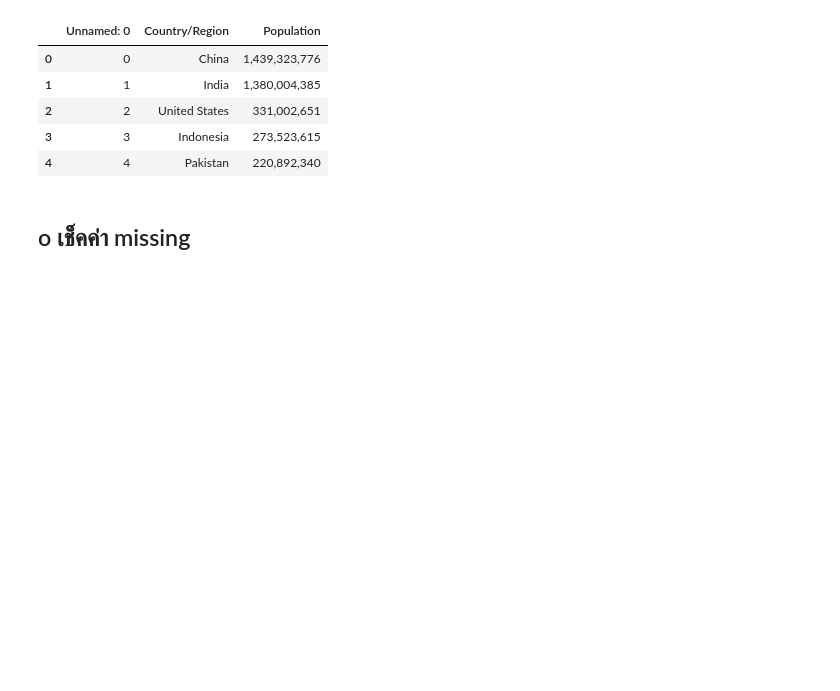
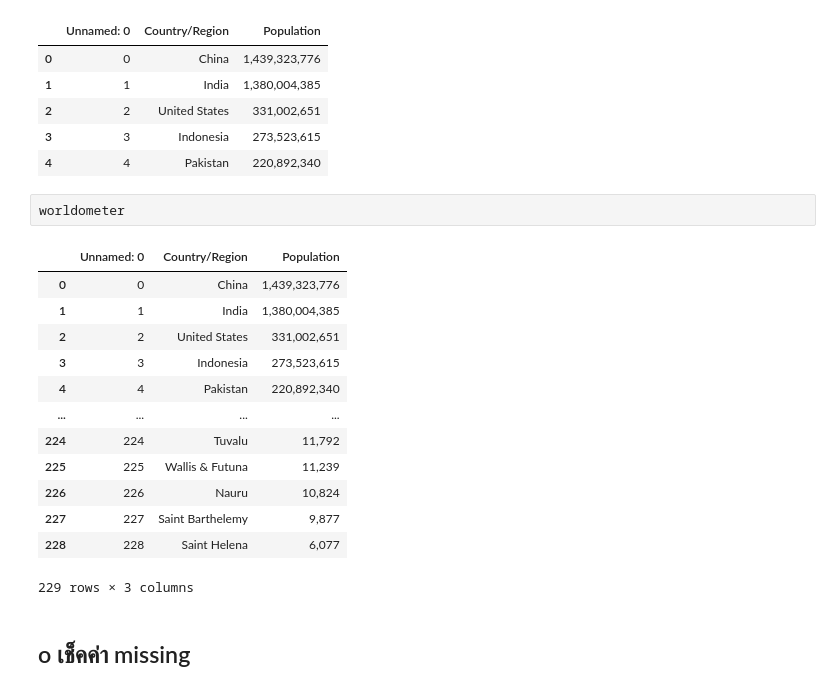
Before and after one commit to Peckkie/DPDM2021, a Jupyter notebook: Mini_Project_COVID19.ipynb, the cells around one changed output. Drawn from its saved outputs; the diff is of its cells as text; blank space fills up the shorter version.

```diff
--- a/Mini_Project_COVID19.ipynb
+++ b/Mini_Project_COVID19.ipynb
@@ -98,5 +96,21 @@ column count :  3
 | 2 | 2 | United States | 331,002,651 |
 | 3 | 3 | Indonesia | 273,523,615 |
 | 4 | 4 | Pakistan | 220,892,340 |
+# %%
+worldometer
+# %% [output]
+|  | Unnamed: 0 | Country/Region | Population |
+| 0 | 0 | China | 1,439,323,776 |
+| 1 | 1 | India | 1,380,004,385 |
+| 2 | 2 | United States | 331,002,651 |
+| 3 | 3 | Indonesia | 273,523,615 |
+| 4 | 4 | Pakistan | 220,892,340 |
+| ... | ... | ... | ... |
+| 224 | 224 | Tuvalu | 11,792 |
+| 225 | 225 | Wallis & Futuna | 11,239 |
+| 226 | 226 | Nauru | 10,824 |
+| 227 | 227 | Saint Barthelemy | 9,877 |
+| 228 | 228 | Saint Helena | 6,077 |
+229 rows × 3 columns
 # %% [markdown]
 ## o เช็คค่า missing
```
Also changed, not shown: parts of 118 cells of this notebook.
